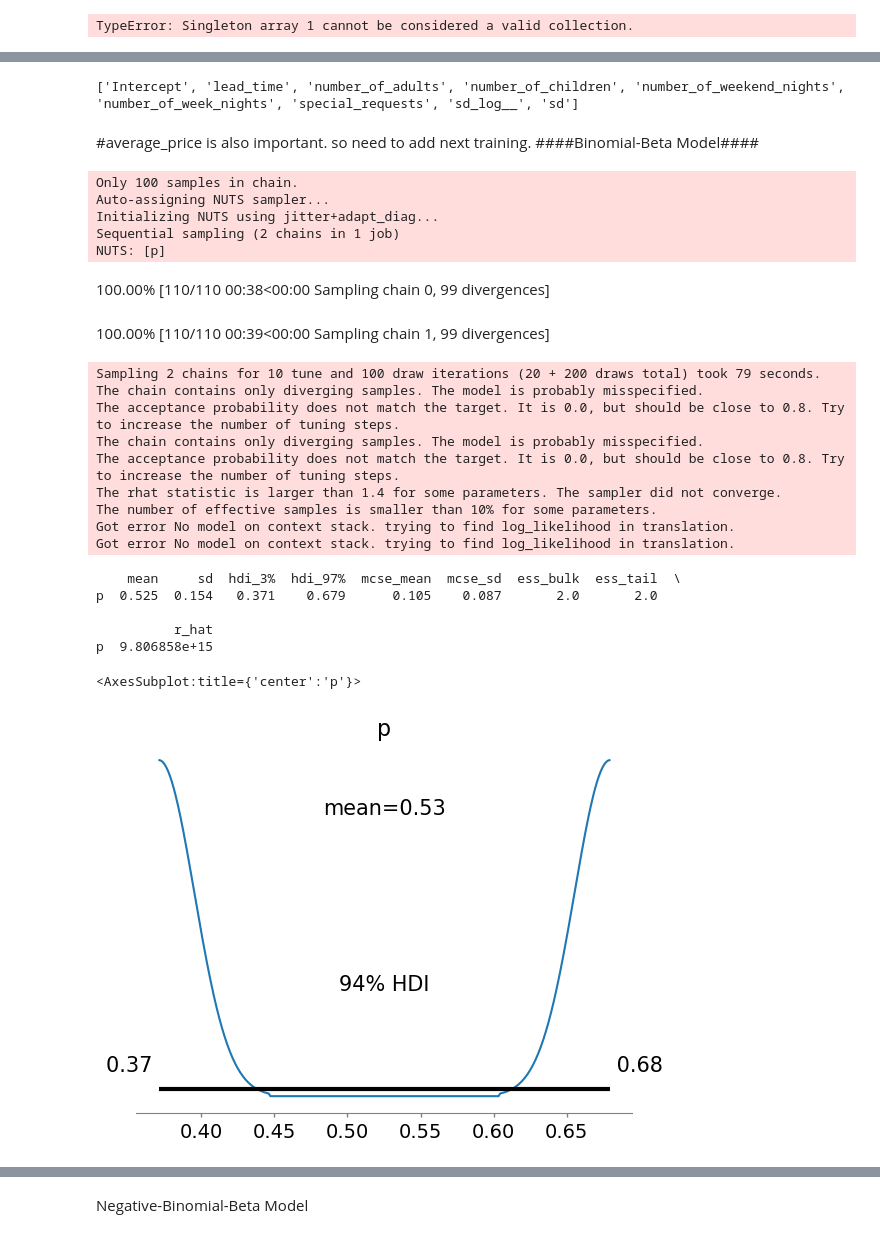
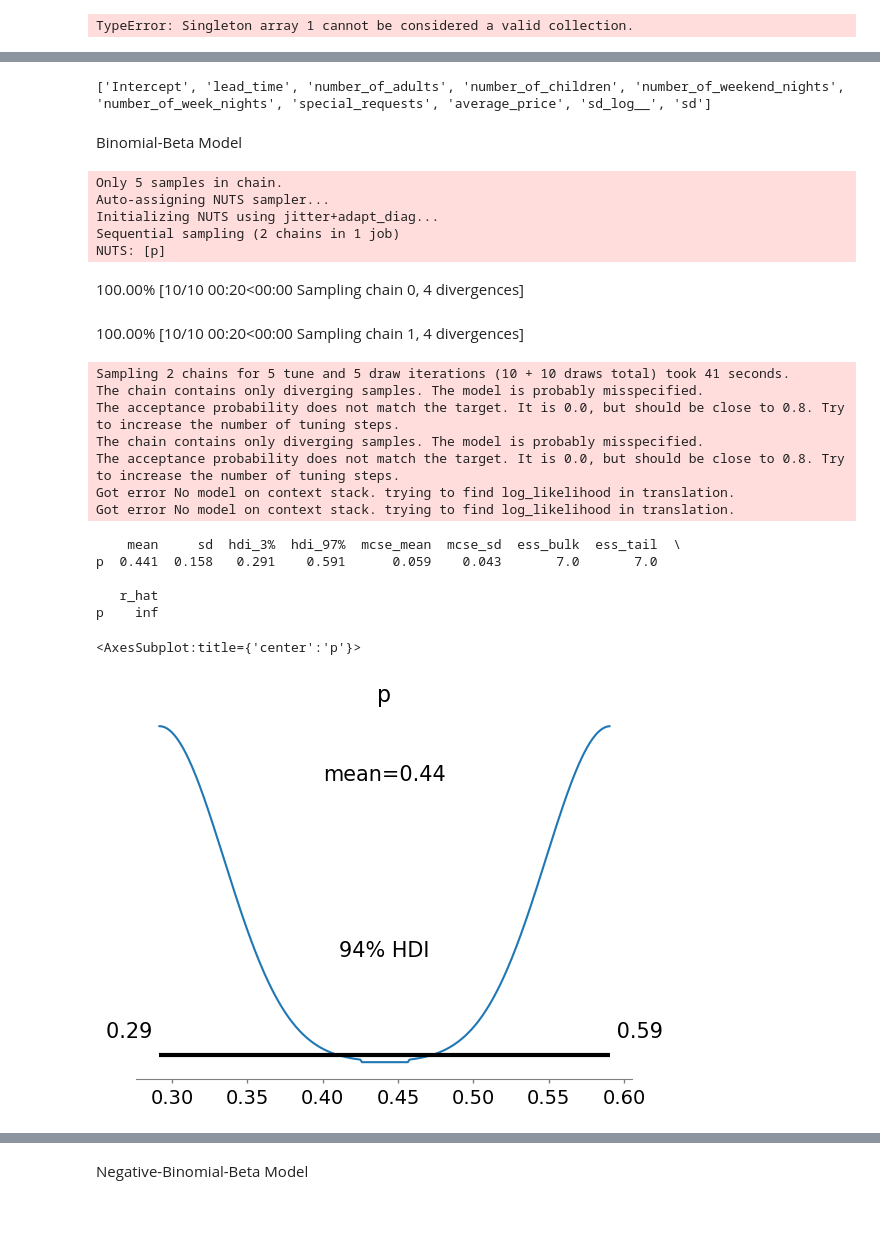
Before and after one commit to jishan900/Hotel-Booking-Cancellation-Prediction-Using-Bayesian-Modeling, a Jupyter notebook: Initial.ipynb, the cells around one changed output, grey strips where cells are left out. Cells and saved outputs as stored; diff of their text form; code cells hidden in the pictures.

```diff
--- a/Initial.ipynb
+++ b/Initial.ipynb
@@ -254,7 +261,7 @@ with pm.Model() as bayesian_model:
     # Define your Bayesian model here
     # For example, use a logistic regression model
     pm.glm.GLM.from_formula('booking_status ~ lead_time + number_of_adults + number_of_children + number_of_weekend_nights + number_of_week_nights + special_requests + average_price', df)
-    trace = pm.sample(100, tune=50)
+    trace = pm.sample(5, tune=5)
 
 # Check the summary of the Bayesian model  #average_price is also important. so need to add next training.
 print(pm.summary(trace))
@@ -335,9 +392,9 @@ y_test.shape
 # List all variable names in the trace
 print(trace.varnames)
 # %% [output]
-['Intercept', 'lead_time', 'number_of_adults', 'number_of_children', 'number_of_weekend_nights', 'number_of_week_nights', 'special_requests', 'sd_log__', 'sd']
+['Intercept', 'lead_time', 'number_of_adults', 'number_of_children', 'number_of_weekend_nights', 'number_of_week_nights', 'special_requests', 'average_price', 'sd_log__', 'sd']
 # %% [markdown]
-#average_price is also important. so need to add next training. ####Binomial-Beta Model####
+Binomial-Beta Model
 # %%
 import pymc3 as pm
 import pandas as pd
@@ -349,44 +406,42 @@ import arviz as az
 df['booking_status'] = (df['booking_status'] == 'Canceled').astype(int)
 
 with pm.Model() as bayesian_model:
     # Prior for the probability parameter (Beta distribution)
     p = pm.Beta('p', alpha=2, beta=2)
 
     # Likelihood (Binomial distribution)
     likelihood = pm.Binomial('likelihood', n=len(df['booking_status']), p=p, observed=df['booking_status'])
 
     # Sample from the posterior distribution
-    trace = pm.sample(100, tune=10, cores=1)  # Adjust the number of samples and tuning steps as needed
+    trace = pm.sample(5, tune=5, cores=1)  # Adjust the number of samples and tuning steps as needed
 
 # Check the summary of the Bayesian model
 print(pm.summary(trace))
 
 # Plot posterior distribution
 az.plot_posterior(trace, var_names=['p'])
 # %% [output]
-Only 100 samples in chain.
+Only 5 samples in chain.
 Auto-assigning NUTS sampler...
 Initializing NUTS using jitter+adapt_diag...
 Sequential sampling (2 chains in 1 job)
 NUTS: [p]
-100.00% [110/110 00:38<00:00 Sampling chain 0, 99 divergences]
+100.00% [10/10 00:20<00:00 Sampling chain 0, 4 divergences]
-100.00% [110/110 00:39<00:00 Sampling chain 1, 99 divergences]
+100.00% [10/10 00:20<00:00 Sampling chain 1, 4 divergences]
-Sampling 2 chains for 10 tune and 100 draw iterations (20 + 200 draws total) took 79 seconds.
+Sampling 2 chains for 5 tune and 5 draw iterations (10 + 10 draws total) took 41 seconds.
 The chain contains only diverging samples. The model is probably misspecified.
 The acceptance probability does not match the target. It is 0.0, but should be close to 0.8. Try to increase the number of tuning steps.
 The chain contains only diverging samples. The model is probably misspecified.
 The acceptance probability does not match the target. It is 0.0, but should be close to 0.8. Try to increase the number of tuning steps.
-The rhat statistic is larger than 1.4 for some parameters. The sampler did not converge.
-The number of effective samples is smaller than 10% for some parameters.
 Got error No model on context stack. trying to find log_likelihood in translation.
 Got error No model on context stack. trying to find log_likelihood in translation.
     mean     sd  hdi_3%  hdi_97%  mcse_mean  mcse_sd  ess_bulk  ess_tail  \
-p  0.525  0.154   0.371    0.679      0.105    0.087       2.0       2.0
+p  0.441  0.158   0.291    0.591      0.059    0.043       7.0       7.0
 
-          r_hat
-p  9.806858e+15
+   r_hat
+p    inf
 <AxesSubplot:title={'center':'p'}>
-[figure, old version]
+[figure, new version]
 # %%
 import pymc3 as pm
 import pandas as pd
```
Also changed, not shown: parts of 41 cells of this notebook.
